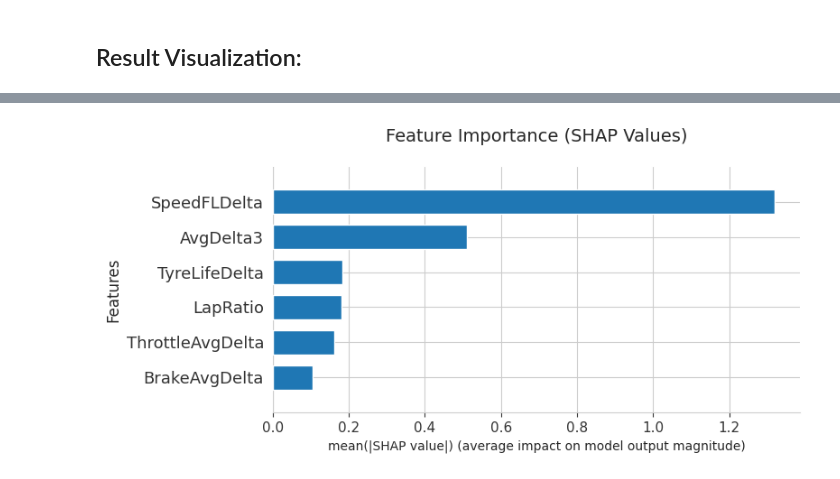
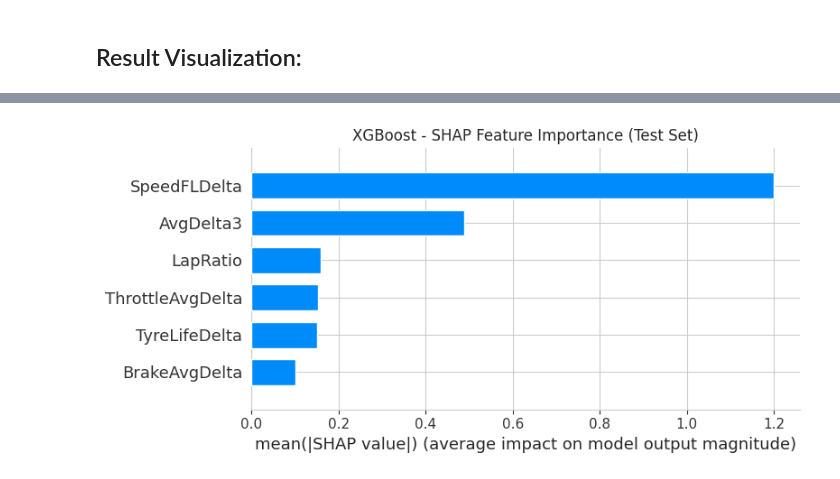
Before and after one commit to meetjoshi00/Performance-Prediction-in-F1, a Jupyter notebook: Performance_Prediction_in_F1.ipynb, the cells around one changed output, grey strips where cells are left out. Saved outputs shown, nothing was run; the diff lists cells and outputs as text; code cells hidden in the pictures.

```diff
--- a/Performance_Prediction_in_F1.ipynb
+++ b/Performance_Prediction_in_F1.ipynb
@@ -2301,29 +2329,2 @@ weighted avg       0.87      0.88      0.87       672
 # %% [markdown]
 ## Result Visualization:
-# %%
-import matplotlib.pyplot as plt
-from sklearn.metrics import confusion_matrix, ConfusionMatrixDisplay
-import seaborn as sns
-import shap
-
-sns.set_style("whitegrid")
-plt.rcParams['figure.facecolor'] = 'white'
-
-plt.figure(figsize=(8, 6))
-ax = plt.subplot()
-cm = confusion_matrix(y_val, xgb_model.predict(X_val))
-disp = ConfusionMatrixDisplay(confusion_matrix=cm)
-disp.plot(cmap='Blues', ax=ax, values_format='d')
-
-# Customize appearance
-plt.title("XGBoost Confusion Matrix", fontsize=14, pad=20)
-plt.xlabel('Predicted Label', fontsize=12)
-plt.ylabel('True Label', fontsize=12)
-ax.grid(False)  # Remove grid for cleaner look
-
-# Add annotations with larger font
-for text in disp.text_.ravel():
-    text.set_fontsize(14)
-
-plt.tight_layout()
-plt.show()
@@ -2353,25 +2331,19 @@ weighted avg       0.86      0.89      0.87       220
 # %%
 %%capture
 !pip install shap
-# %%
-plt.figure(figsize=(10, 6))
-
-# Create SHAP explainer
-explainer = shap.Explainer(xgb_model)
-shap_values = explainer(X_val)
-
-# Custom SHAP plot with better styling
-shap.summary_plot(shap_values, X_val, plot_type="bar",
-                 show=False, color='#1f77b4')
-
-# Customize the plot
-plt.title("Feature Importance (SHAP Values)", fontsize=14, pad=20)
-plt.xlabel("mean(|SHAP value|) (average impact on model output magnitude)",
-          fontsize=10)
-plt.ylabel("Features", fontsize=12)
-plt.gca().spines['top'].set_visible(False)
-plt.gca().spines['right'].set_visible(False)
-plt.tight_layout()
-plt.show()
-# %% [output]
-[figure, removed]
+# %%
+import shap
+import matplotlib.pyplot as plt
+
+# Initialize SHAP explainer
+explainer_xgb = shap.Explainer(xgb_model)
+shap_values_xgb = explainer_xgb(X_test)
+
+# Plot summary of feature importance
+plt.figure(figsize=(10, 6))
+shap.summary_plot(shap_values_xgb, X_test, plot_type="bar", show=False)
+plt.title("XGBoost - SHAP Feature Importance (Test Set)")
+plt.tight_layout()
+plt.show()
+# %% [output]
+[figure, added]
```
Also changed, not shown: parts of 13 cells of this notebook.
